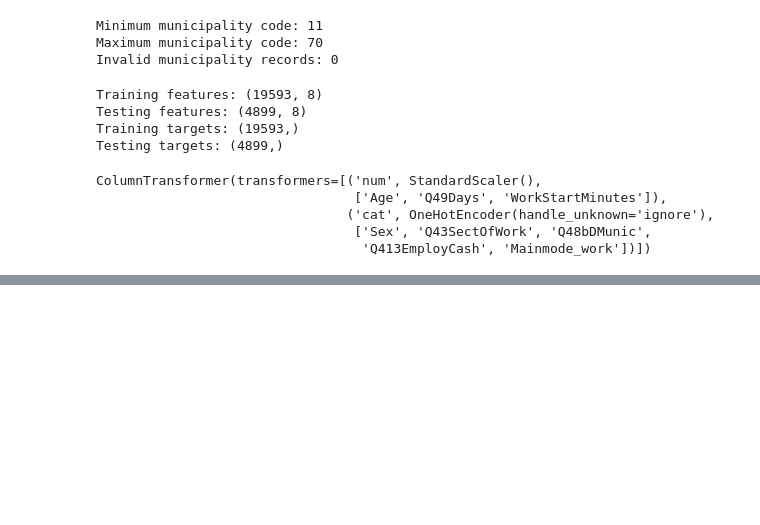
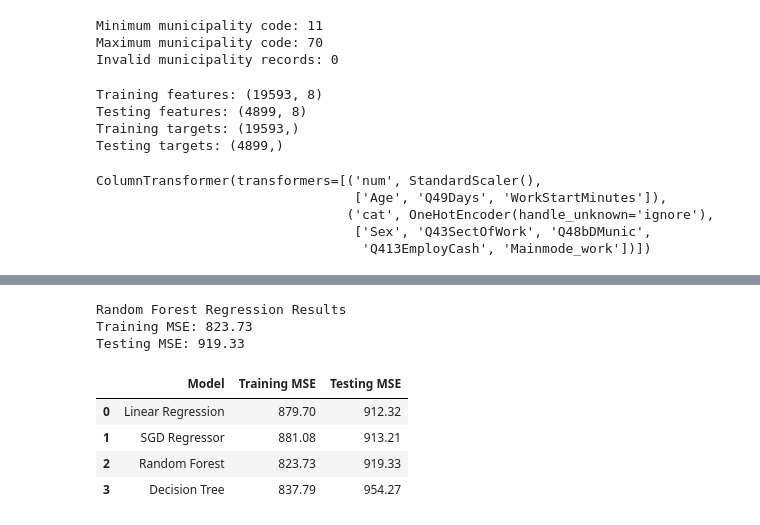
Before and after one commit to EKIRABO/linear_regression_model, a Jupyter notebook: summative/linear_regression/multivariate.ipynb, the cells around one changed output, grey strips where cells are left out. Saved outputs shown, nothing was run; the diff lists cells and outputs as text; code cells hidden in the pictures; blank space fills up the shorter version.

```diff
--- a/summative/linear_regression/multivariate.ipynb
+++ b/summative/linear_regression/multivariate.ipynb
@@ -399,0 +499,68 @@ ColumnTransformer(transformers=[('num', StandardScaler(),
+# %%
+# Creating a pipeline with preprocessing and Random Forest Regression
+forest_pipeline = Pipeline([
+    ("preprocessing", preprocessor),
+    ("model", RandomForestRegressor(
+        n_estimators=100,
+        max_depth=10,
+        min_samples_leaf=10,
+        random_state=42,
+        n_jobs=-1
+    ))
+])
+
+# Training the Random Forest model
+forest_pipeline.fit(X_train, y_train)
+
+# Predicting commuting times for training and testing datasets
+forest_train_predictions = forest_pipeline.predict(X_train)
+forest_test_predictions = forest_pipeline.predict(X_test)
+
+# Calculating Mean Squared Error for both datasets
+forest_train_mse = mean_squared_error(y_train, forest_train_predictions)
+forest_test_mse = mean_squared_error(y_test, forest_test_predictions)
+
+# Displaying the model's performance
+print("Random Forest Regression Results")
+print(f"Training MSE: {forest_train_mse:.2f}")
+print(f"Testing MSE: {forest_test_mse:.2f}")
+# %% [output]
+Random Forest Regression Results
+Training MSE: 823.73
+Testing MSE: 919.33
+# %%
+# Creating a comparison table for all four regression models
+model_results = pd.DataFrame({
+    "Model": [
+        "Linear Regression",
+        "SGD Regressor",
+        "Decision Tree",
+        "Random Forest"
+    ],
+    "Training MSE": [
+        train_mse,
+        sgd_train_mse,
+        tree_train_mse,
+        forest_train_mse
+    ],
+    "Testing MSE": [
+        test_mse,
+        sgd_test_mse,
+        tree_test_mse,
+        forest_test_mse
+    ]
+})
+
+# Sorting models by testing MSE (lower is better)
+model_results = model_results.sort_values(
+    by="Testing MSE"
+).reset_index(drop=True)
+
+# Displaying the comparison table
+display(model_results.round(2))
+# %% [output]
+|  | Model | Training MSE | Testing MSE |
+| 0 | Linear Regression | 879.70 | 912.32 |
+| 1 | SGD Regressor | 881.08 | 913.21 |
+| 2 | Random Forest | 823.73 | 919.33 |
+| 3 | Decision Tree | 837.79 | 954.27 |
```
Also changed, not shown: parts of 12 cells of this notebook, 1 other file.
